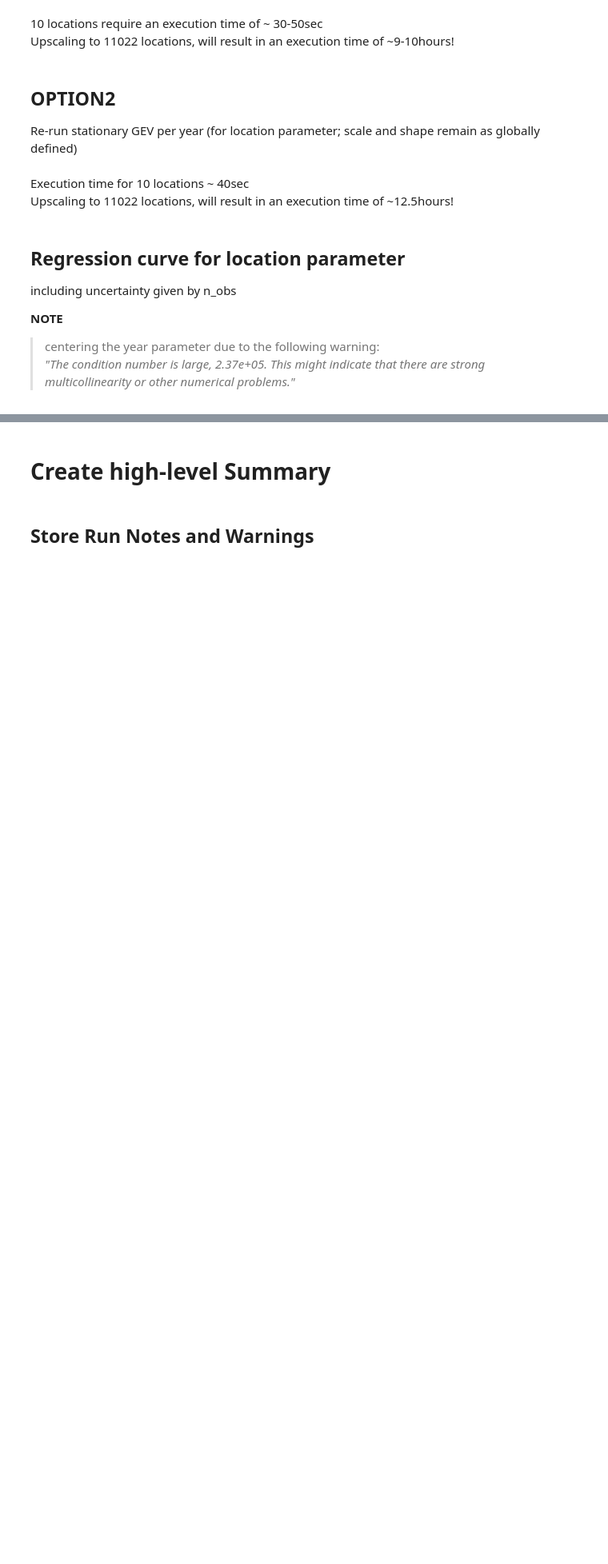
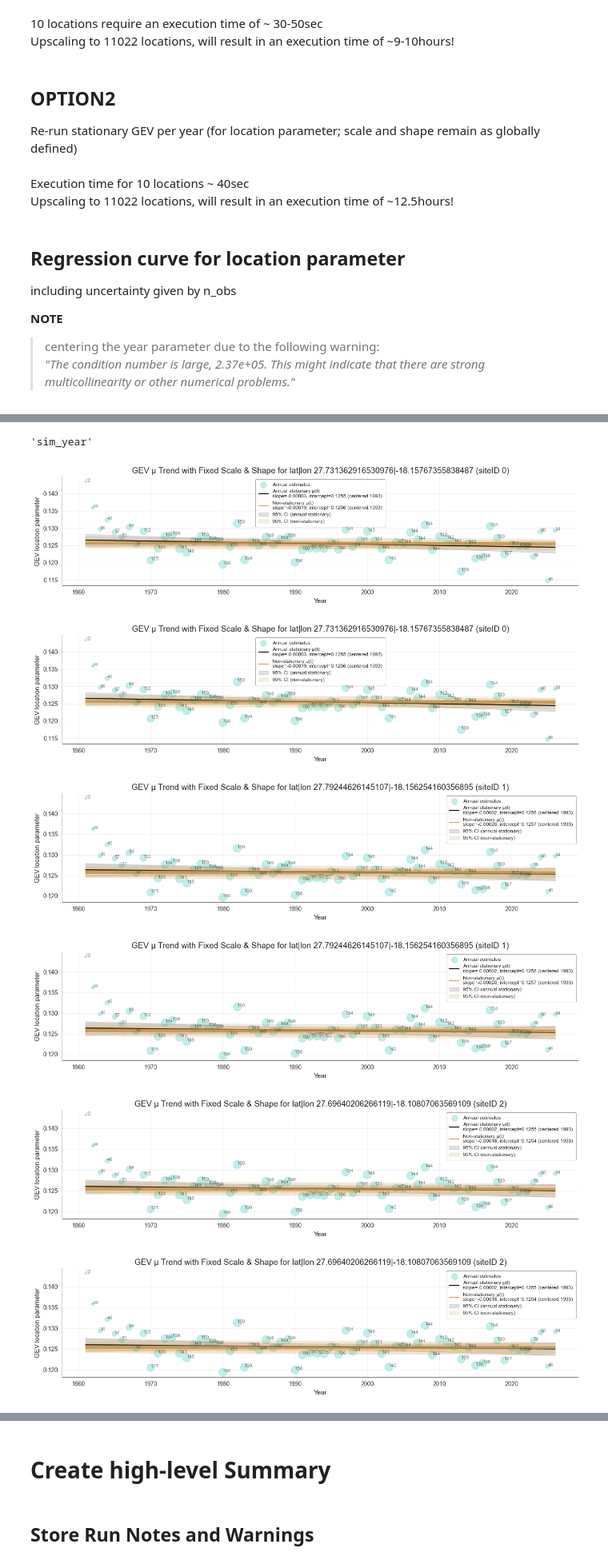
Before and after one commit to silviaelisabeth/SeaLevelExtremes, a Jupyter notebook: script/GEVanalysis.ipynb, the cells around one changed output, grey strips where cells are left out. Shown at 80% size. Saved outputs shown, nothing was run; the diff lists cells and outputs as text; code cells hidden in the pictures; blank space fills up the shorter version.

Commit message:
debug regression for multiprocessing

```diff
--- a/script/GEVanalysis.ipynb
+++ b/script/GEVanalysis.ipynb
@@ -407,0 +341,3 @@ print(
+# %%
+results = ut.select_allowed_locations(dic_data_per_location=results, start_loc=0, end_loc=10)
+results.keys()
@@ -407,0 +346,76 @@ print(
+# %%
+results1 = []
+for site_id, location_results in results.items():
+        df = gev.weighted_least_square_regression_for_site_mp(site_id,location_results)
+        results1.append(df)
+
+for site_id, analysis_dict in results1:
+        results.setdefault(site_id, {}).update(analysis_dict)
+# %%
+colors_reg:list=['#333333FF', '#C88D35FF']
+color_marker:str='#99E3DDFF'
+# %% [output]
+'sim_year'
+# %%
+dic_timing['GEV approach 2']['regression start'] = datetime.now()
+
+# ------------------------------------------------------------------------------------------
+
+for col_label in ('year', 'sim_year'):
+        if col_label in results[0]['data']:
+                break
+        else:
+                raise ValueError('No year found in data table')
+
+for site_id, dic_location in results.items():
+    wls_delta = dic_location['wls_delta']
+
+    fig = dbplt.plot_gev_mu_trend(
+            df=dic_location['df'],
+            weights=dic_location['weights'],
+            year_grid=dic_location['year_grid'],
+            year_mean=dic_location['year_mean'],
+            y_pred=dic_location['y_pred'],
+            wls_delta=wls_delta,
+            nonstat_years=dic_location['data'][col_label].values.astype(int),
+            nonstat=dic_location['fit results']['gev_nonstationary'],
+            display_results=True,
+            colors_reg=colors_reg,
+            markers_color=color_marker,
+            lat=dic_location['data']['lat'].unique()[0],
+            lon=dic_location['data']['lon'].unique()[0],
+            site_id=site_id,
+    )
+
+
+    if save_regression_summary and ('file location' in dic_location.keys() or 'file_path_report' in dic_location.keys()):
+        if 'file location' in dic_location.keys():
+            save_path = dic_location['file location']
+        else:
+            save_path = dic_location['file_path_report']
+        with open(save_path + '/WLSdelta_summary.html', 'w') as f:
+            f.write( wls_delta.summary().as_html())
+
+        lat = str(dic_location['location info']['lat'].round(3))
+        lon = str(dic_location['location info']['lon'].round(3))
+        country = dic_location['location info']['description'].split(',')[-1].strip()
+        file_name = f"/GEVTrendAnalysis_location_{str(site_id)}_{country}_{lat}|{lon}.png"
+        fig.savefig(save_path+file_name, dpi=300, bbox_inches='tight')
+
+    else:
+        print("\t skipping saving GEV μ trend analysis ...")
+
+# ------------------------------------------------------------------------------------------
+dic_timing['GEV approach 2']['regression end'] = datetime.now()
+time_diff = dic_timing['GEV approach 2']['regression end'] - dic_timing['GEV approach 2']['regression start']
+print(
+    f"\nExecution time for computing regression analysis for annual stationary GEV and non-stationary GEV: "
+    f"{time_diff}sec"
+    )
+# %% [output]
+[figure, added]
+[figure, added]
+[figure, added]
+[figure, added]
+[figure, added]
+[figure, added]
```
Also changed, not shown: parts of 5 cells of this notebook, 3 other files.
